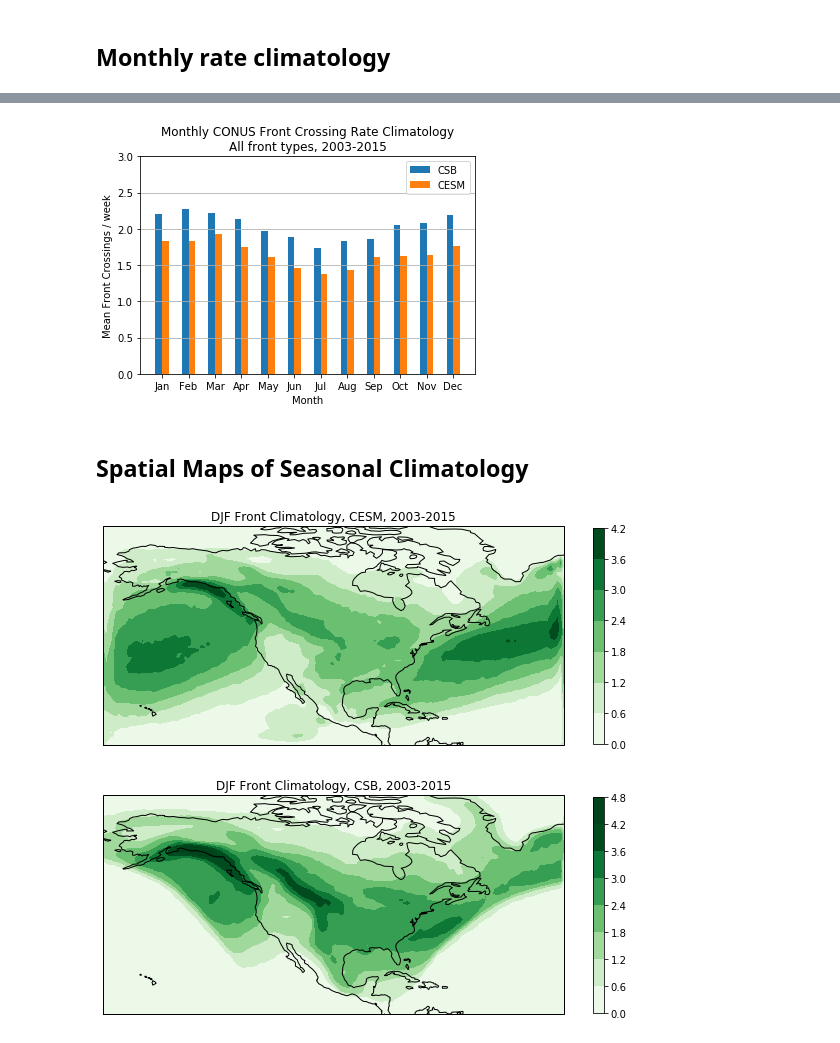
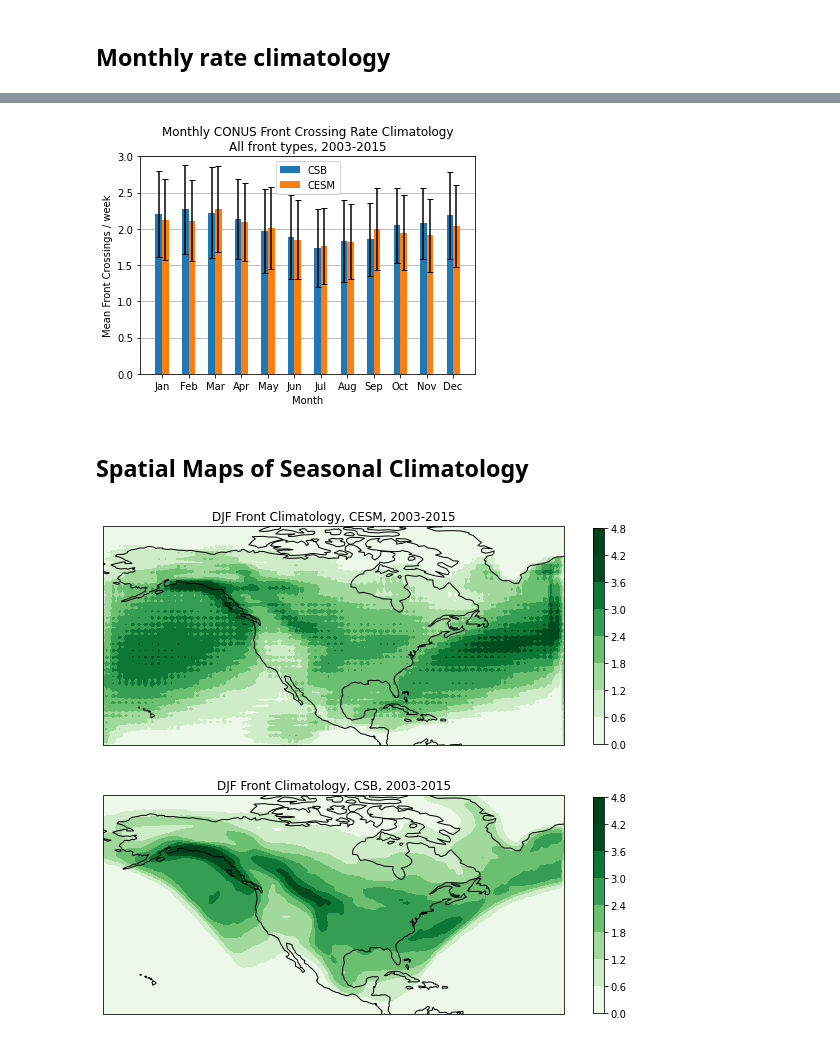
Before and after one commit to katiedagon/ML-extremes, a Jupyter notebook: notebooks/FrontsAnalysis_crossingrates.ipynb, the cells around one changed output, grey strips where cells are left out. Drawn from its saved outputs; the diff is of its cells as text; code cells hidden in the pictures.

```diff
--- a/notebooks/FrontsAnalysis_crossingrates.ipynb
+++ b/notebooks/FrontsAnalysis_crossingrates.ipynb
@@ -218,7 +224,8 @@ ax.legend();
 # %% [markdown]
 ## Combine CESM output 2003-2015 to compare with the same obs years
 # %%
-cesm_rates_file = "cesm_frontRates_2003-2015.nc"
+#cesm_rates_file = "cesm_frontRates_2003-2015.nc"
+cesm_rates_file = "cesm_fronts_2003-2015_frontRates_viaPolylines.nc" # rates calculated via polyline analysis (to better compare to Jim's analysis)
 cesm_rates_fronts = xr.open_dataset(cesm_file_path+cesm_rates_file)
 # %%
 cesm_srates_clim = cesm_rates_fronts.seasonal_rate_climatology
@@ -332,2 +366,8 @@ cesm_mrates_clim = cesm_rates_fronts.monthly_rate_climatology
+# %%
+cesm_mrates_clim = cesm_rates_fronts.monthly_rate_climatology
+#cesm_mrates_clim_CONUS_mean_wk = cesm_mrates_clim.sel(lat=slice(26,50), lon=slice(235,292)).mean(("lon","lat"))*7
+cesm_mrates_clim_CONUS_mean_wk = cesm_mrates_clim.sel(lat=slice(26,50), lon=slice(-125, -68)).mean(("lon","lat"))*7
 # %%
-cesm_mrates_clim_CONUS_mean_wk = cesm_mrates_clim.sel(lat=slice(26,50), lon=slice(235,292)).mean(("lon","lat"))*7
+cesm_mrates_clim_stdev = cesm_rates_fronts.monthly_rate_climatology_stdev
+cesm_mrates_clim_stdev_CONUS_mean_wk = cesm_mrates_clim_stdev.sel(lat=slice(26,50), lon=slice(-125, -68)).mean(("lon","lat"))*7
+cesm_mrates_clim_stdev_CONUS_mean_wk[:,4]
@@ -337,0 +413,6 @@ csb_mrates_clim_CONUS_mean_wk = csb_mrates_clim.sel(lat=slice(26,50), lon=slice(
+# %%
+csb_mrates_clim_stdev = csb_rates_fronts.monthly_rate_climatology_stdev
+csb_mrates_clim_stdev_CONUS_mean_wk = csb_mrates_clim_stdev.sel(lat=slice(26,50), lon=slice(-125, -68)).mean(("lon","lat"))*7
+csb_mrates_clim_stdev_CONUS_mean_wk[:,4]
+# standard deviations across "all" fronts seem larger than Jim's Fig 9
+# is it the averaging? spatial domain? what's the difference here?
@@ -338,33 +536,35 @@ csb_mrates_clim_CONUS_mean_wk = csb_mrates_clim.sel(lat=slice(26,50), lon=slice(
 # %%
 fig, ax = plt.subplots()
 
 w = 0.25
 labels = ['Jan', 'Feb', 'Mar', 'Apr', 'May', 'Jun', 'Jul', 'Aug', 'Sep', 'Oct', 'Nov', 'Dec']
 nseason = len(labels)
 x = np.arange(nseason)  # the label locations
 
+# settings to better compare to Jim's paper
+ax.set_ylim(0,3);
+ax.grid(True, axis='y', zorder=0)
+
 position = x - (w/2)
 #ax.bar(position, csb_mrates_clim_CONUS_mean_wk[:,:4].sum("front"), width=w, label="CSB", color='C0')
-ax.bar(position, csb_mrates_clim_CONUS_mean_wk[:,4], width=w, label="CSB", color='C0')
+ax.bar(position, csb_mrates_clim_CONUS_mean_wk[:,4], yerr=csb_mrates_clim_stdev_CONUS_mean_wk[:,4], width=w, label="CSB", color='C0', capsize=3, zorder=3)
 position = x + (w/2)
 #ax.bar(position, cesm_mrates_clim_CONUS_mean_wk[:,:4].sum("front"), width=w, label="CESM", color='C1')
-ax.bar(position, cesm_mrates_clim_CONUS_mean_wk[:,4], width=w, label="CESM", color='C1')
+ax.bar(position, cesm_mrates_clim_CONUS_mean_wk[:,4], yerr=cesm_mrates_clim_stdev_CONUS_mean_wk[:,4], width=w, label="CESM", color='C1', capsize=3, zorder=3)
 
 ax.set_title('Monthly CONUS Front Crossing Rate Climatology\nAll front types, 2003-2015')
 ax.set_ylabel('Mean Front Crossings / week')
 ax.set_xlabel('Month')
 ax.set_xticks(x)
 ax.set_xticklabels(labels)
 
 ax.legend();
 
-# settings to better compare to Jim's paper
-ax.set_ylim(0,3)
-plt.grid(True, axis='y')
-
+# use unmasked csb to compare with cesm; masked csb to compare with Jim's paper
 #plt.savefig('../figures/csb_cesm_mrates_clim_CONUS_mean_wk.png')
+#plt.savefig('../figures/csb_cesm_mrates_clim_CONUS_mean_wk_stdev.png')
 #plt.savefig('../figures/csb_masked_cesm_mrates_clim_CONUS_mean_wk.png')
 # %% [output]
-[figure, old version]
+[figure, new version]
 # %% [markdown]
 ## Spatial Maps of Seasonal Climatology
@@ -387,13 +583,15 @@ ax = fig.add_axes([0.,0.,1.,1.], projection=ccrs.PlateCarree())
 field, lon = add_cyclic_point(cesm_srates_clim_wk[0,4,:,:], coord=cesm_srates_clim.lon)
 lat = cesm_srates_clim.lat
 
-cf = ax.contourf(lon, lat, field, vmin=0, vmax=4, cmap=cm.Greens, transform=ccrs.PlateCarree()) # trying to get rid of contourf interpolation
+cf = ax.contourf(lon, lat, field, vmin=0, vmax=4, cmap=cm.Greens, transform=ccrs.PlateCarree())
+#cf = ax.pcolormesh(lon, lat, field, cmap=cm.Greens, transform=ccrs.PlateCarree()) # trying to get rid of contourf interpolation
+
 ax.set_title('DJF Front Climatology, CESM, 2003-2015')
 ax.coastlines()
 
 plt.colorbar(cf, shrink=0.5);
 # %% [output]
-[figure, old version]
+[figure, new version]
 # %%
 csb_srates_clim_wk = csb_srates_clim*7
 csb_srates_clim_CONUS_wk = csb_srates_clim_CONUS*7
```
Also changed, not shown: parts of 102 cells of this notebook, 2 other files.
